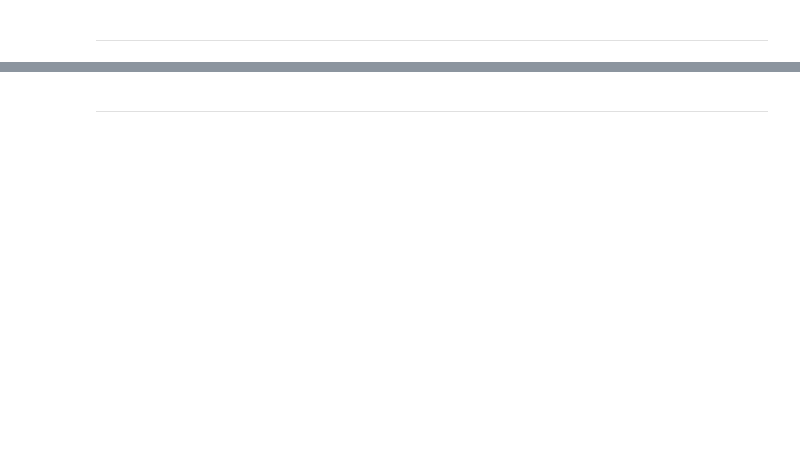
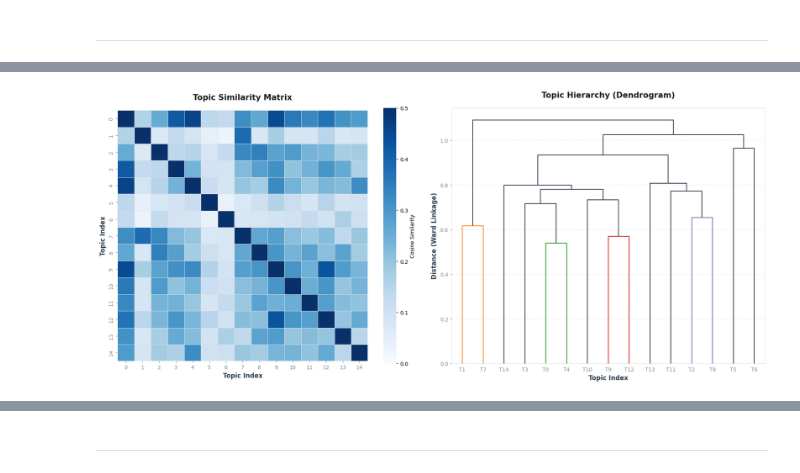
Before and after one commit to shutinghe3601/milestone2, a Jupyter notebook: notebooks/03_topic_modeling_byNMF.ipynb, the cells around one changed output, grey strips where cells are left out. Drawn from its saved outputs; the diff is of its cells as text; code cells hidden in the pictures; blank space fills up the shorter version.

```diff
--- a/notebooks/03_topic_modeling_byNMF.ipynb
+++ b/notebooks/03_topic_modeling_byNMF.ipynb
@@ -1451,0 +867,49 @@ VAD anxiety range: 0.000 to 0.741
+# %%
+# Calculate topic similarity
+topic_similarity = cosine_similarity(topic_vectors)
+off_diagonal = topic_similarity[~np.eye(topic_similarity.shape[0], dtype=bool)]
+fig, (ax1, ax2) = plt.subplots(1, 2, figsize=(18, 8))
+
+# LEFT: Heatmap with colorblind-friendly palette
+sns.heatmap(topic_similarity, annot=False, cmap='Blues',
+            vmin=0, vmax=0.5, cbar_kws={'label': 'Cosine Similarity'},
+            ax=ax1, square=True, linewidths=0.5, linecolor='#e0e0e0')
+
+ax1.set_title('Topic Similarity Matrix', fontsize=15, fontweight='bold',
+              color='#1a1a1a', pad=20)
+ax1.set_xlabel('Topic Index', fontsize=12, fontweight='bold', color='#2c3e50')
+ax1.set_ylabel('Topic Index', fontsize=12, fontweight='bold', color='#2c3e50')
+ax1.tick_params(colors='#7f8c8d', labelsize=10)
+
+# RIGHT: Dendrogram
+topic_distances = 1 - topic_similarity
+np.fill_diagonal(topic_distances, 0)
+condensed_dist = squareform(topic_distances, checks=False)
+linkage_matrix = linkage(condensed_dist, method='ward') # this allows for bottom up clustering ans merging
+
+dendrogram(linkage_matrix,
+           labels=[f"T{i}" for i in range(len(labels_f))],
+           ax=ax2,
+           leaf_font_size=11,
+           color_threshold=0.7,
+           above_threshold_color='#374151')
+
+ax2.set_title('Topic Hierarchy (Dendrogram)', fontsize=15, fontweight='bold',
+              color='#1a1a1a', pad=20)
+ax2.set_ylabel('Distance (Ward Linkage)', fontsize=12, fontweight='bold', color='#2c3e50')
+ax2.set_xlabel('Topic Index', fontsize=12, fontweight='bold', color='#2c3e50')
+ax2.tick_params(colors='#7f8c8d', labelsize=10)
+ax2.grid(axis='y', alpha=0.2, linestyle='--', linewidth=0.8, color='#95a5a6')
+ax2.set_axisbelow(True)
+
+# Style spines
+for ax in [ax1, ax2]:
+    for spine in ax.spines.values():
+        spine.set_color('#e0e0e0')
+
+fig.patch.set_facecolor('white')
+plt.tight_layout()
+plt.savefig(ART / "topic_similarity_analysis.png", dpi=300, bbox_inches='tight', facecolor='white')
+plt.show()
+# %% [output]
+[figure, added]
```
Also changed, not shown: parts of 34 cells of this notebook.
